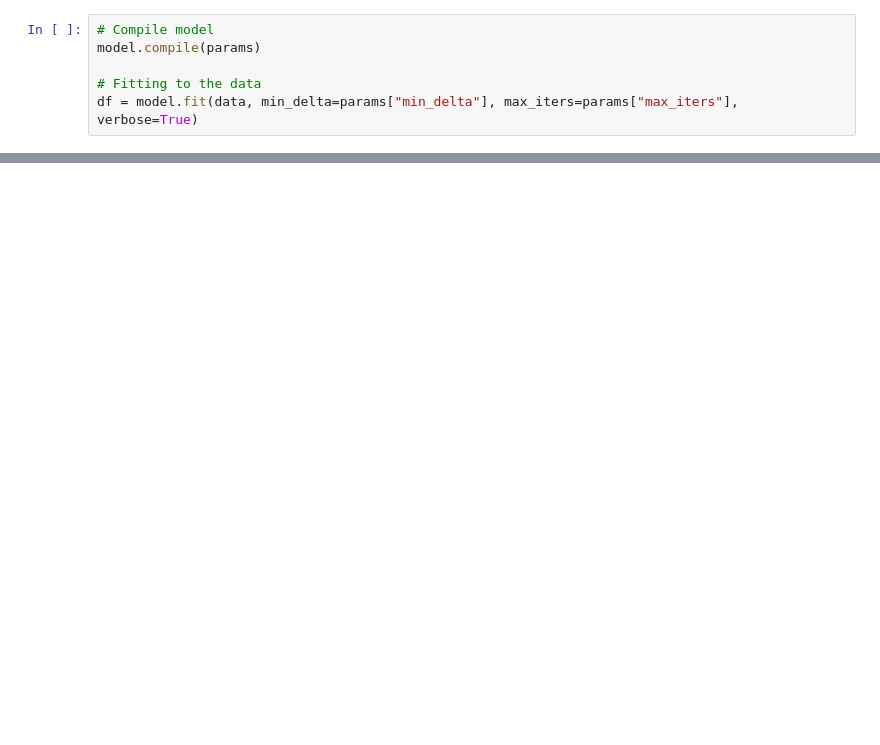
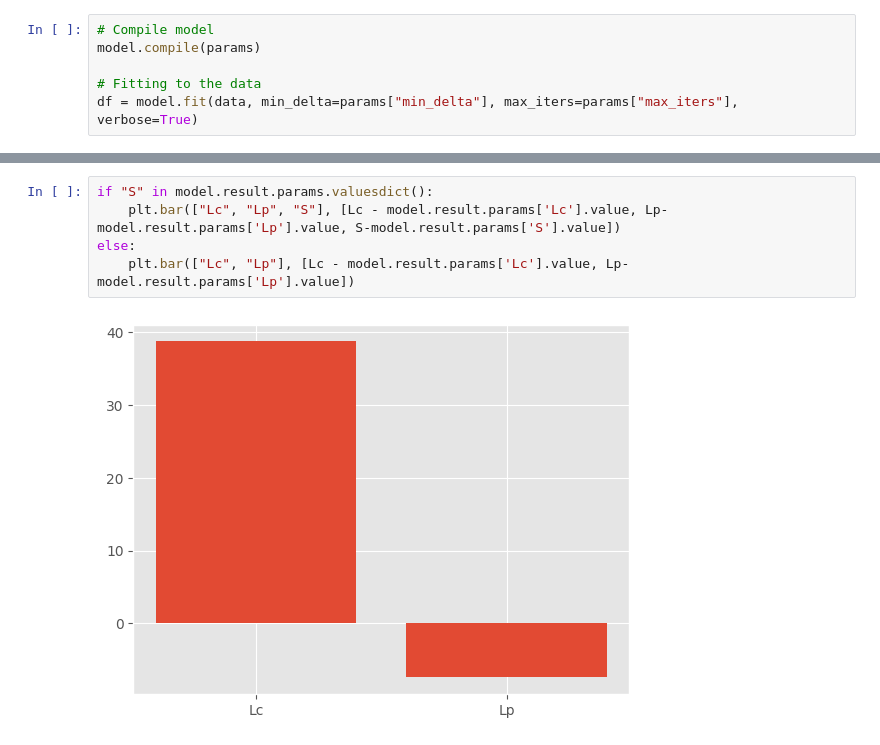
Before and after one commit to franciscopalmeromoya/wlc, a Jupyter notebook: docs/example.ipynb, the cells around one changed output, grey strips where cells are left out. Saved outputs shown, nothing was run; the diff lists cells and outputs as text; blank space fills up the shorter version.

```diff
--- a/docs/example.ipynb
+++ b/docs/example.ipynb
@@ -117,0 +124,7 @@ model.plot_residuals(data)
+# %%
+if "S" in model.result.params.valuesdict():
+    plt.bar(["Lc", "Lp", "S"], [Lc - model.result.params['Lc'].value, Lp-model.result.params['Lp'].value, S-model.result.params['S'].value])
+else:
+    plt.bar(["Lc", "Lp"], [Lc - model.result.params['Lc'].value, Lp-model.result.params['Lp'].value])
+# %% [output]
+[figure, added]
```
Also changed, not shown: parts of 7 cells of this notebook.
